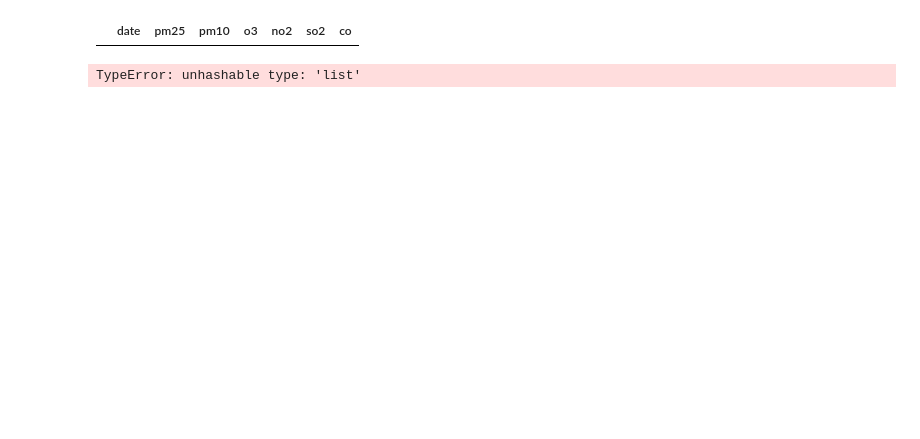
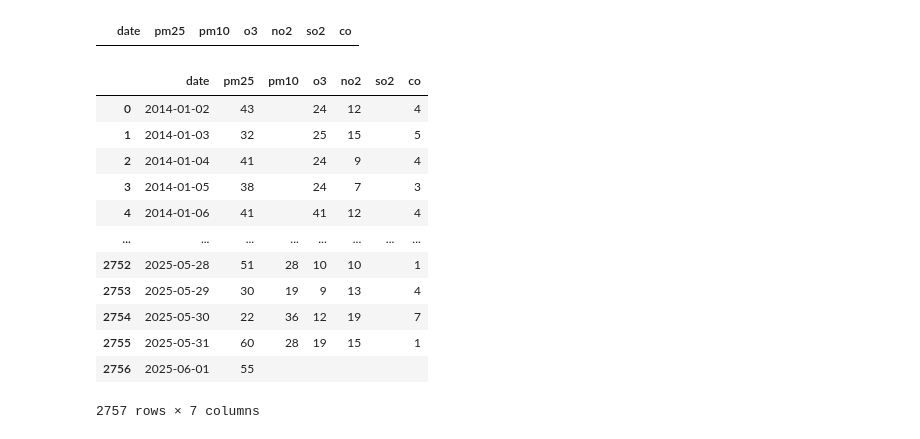
Before and after one commit to RogerCabralSilva/Site_Previsao_de_ar_de_Pinheiros, a Jupyter notebook: api/notebooks/analise_arquivo.ipynb, the cells around one changed output. Cells and saved outputs as stored; diff of their text form; code cells hidden in the pictures; blank space fills up the shorter version.

```diff
--- a/api/notebooks/analise_arquivo.ipynb
+++ b/api/notebooks/analise_arquivo.ipynb
@@ -50,7 +43,3 @@ df = df.query("pm25 != ' '")
 df.query(" pm25 == 0")
 # %% [output]
 |  | date | pm25 | pm10 | o3 | no2 | so2 | co |
-# %%
-df.rename(columns={"":""})
-# %% [output]
-TypeError: unhashable type: 'list'
@@ -56,0 +48,20 @@ TypeError: unhashable type: 'list'
+# %%
+df["date"] = pd.to_datetime(df["date"])
+# %%
+df = df.sort_values(by="date", ascending=True).reset_index(drop=True)
+# %%
+df
+# %% [output]
+|  | date | pm25 | pm10 | o3 | no2 | so2 | co |
+| 0 | 2014-01-02 | 43 |  | 24 | 12 |  | 4 |
+| 1 | 2014-01-03 | 32 |  | 25 | 15 |  | 5 |
+| 2 | 2014-01-04 | 41 |  | 24 | 9 |  | 4 |
+| 3 | 2014-01-05 | 38 |  | 24 | 7 |  | 3 |
+| 4 | 2014-01-06 | 41 |  | 41 | 12 |  | 4 |
+| ... | ... | ... | ... | ... | ... | ... | ... |
+| 2752 | 2025-05-28 | 51 | 28 | 10 | 10 |  | 1 |
+| 2753 | 2025-05-29 | 30 | 19 | 9 | 13 |  | 4 |
+| 2754 | 2025-05-30 | 22 | 36 | 12 | 19 |  | 7 |
+| 2755 | 2025-05-31 | 60 | 28 | 19 | 15 |  | 1 |
+| 2756 | 2025-06-01 | 55 |  |  |  |  |  |
+2757 rows × 7 columns
```
Also changed, not shown: parts of 4 cells of this notebook, 6 other files.
